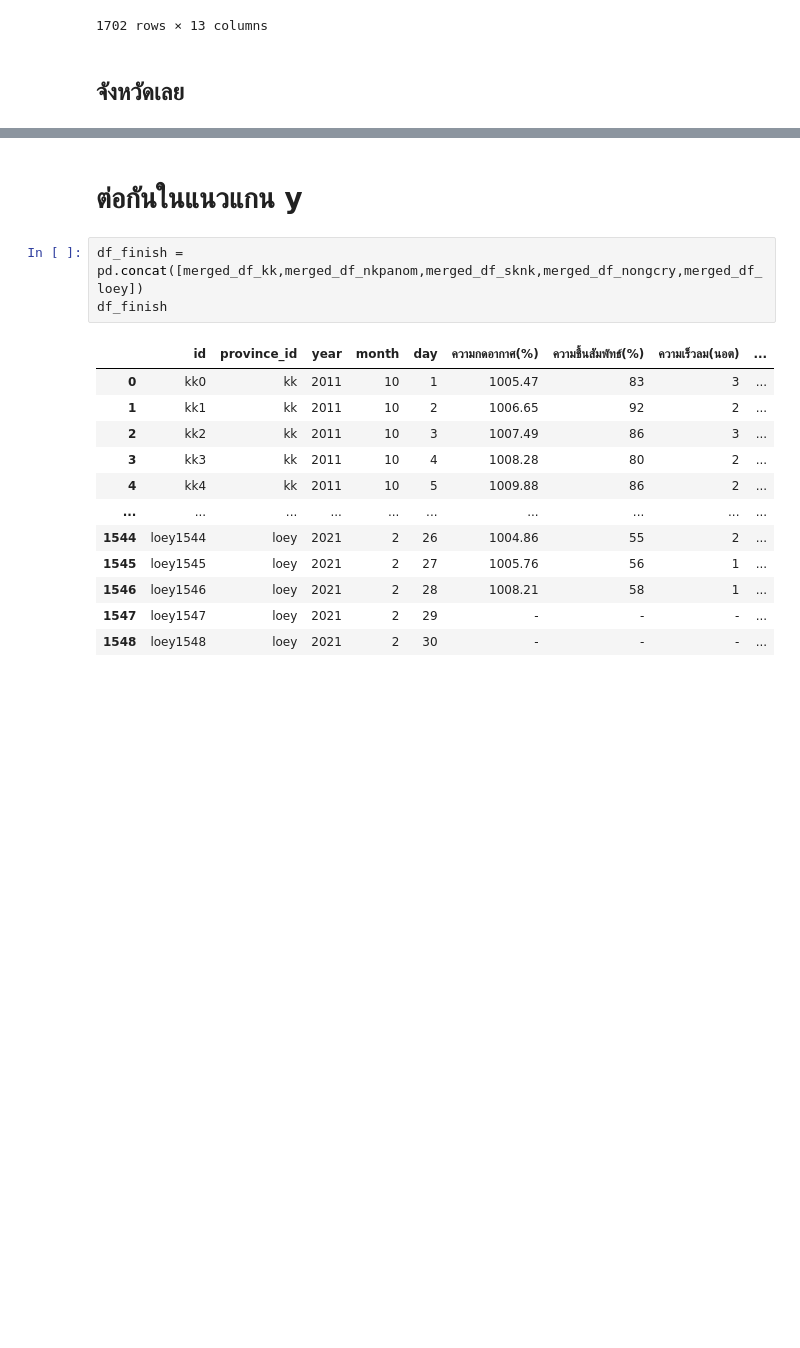
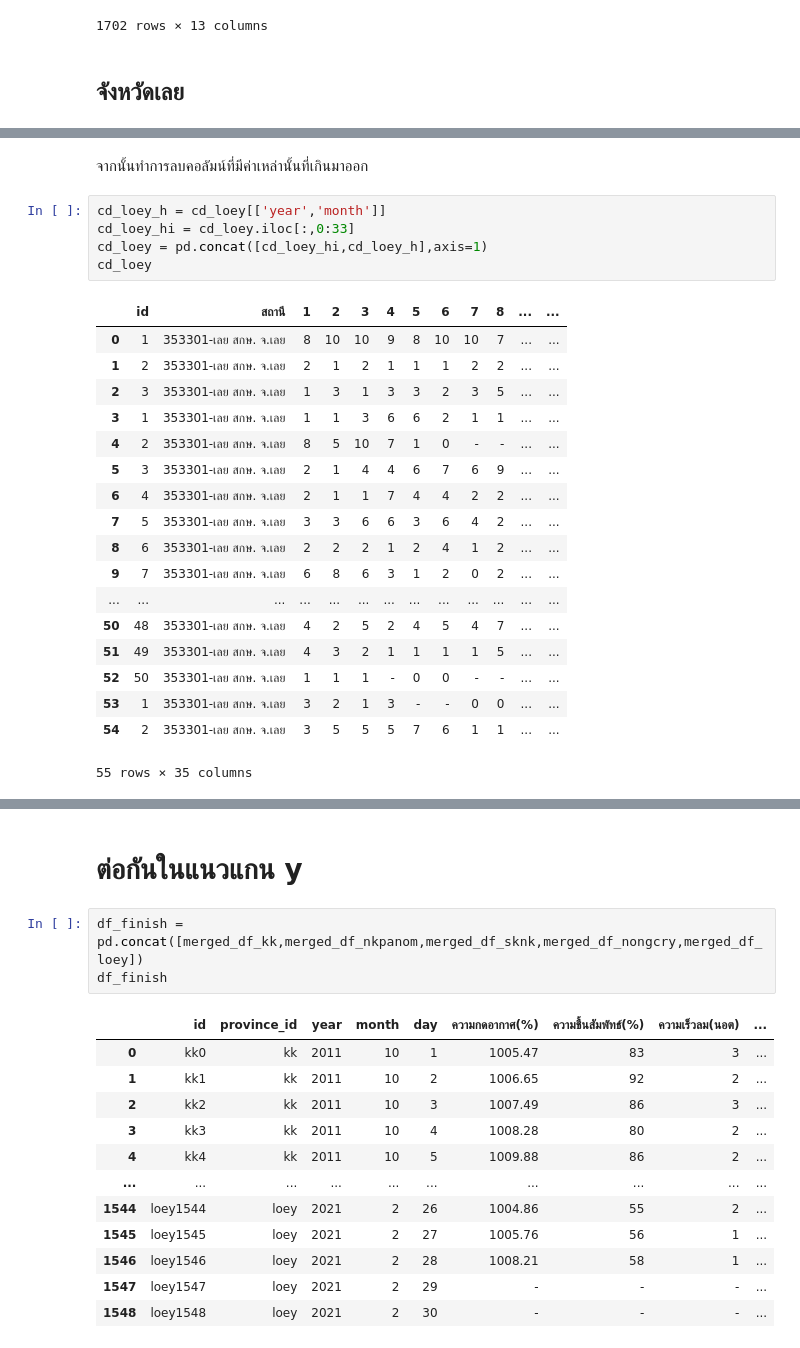
Before and after one commit to Tonry12/data_science_bootcamp_8_tonnaw, a Jupyter notebook: lo.ipynb, the cells around one changed output, grey strips where cells are left out. Cells and saved outputs as stored; diff of their text form; blank space fills up the shorter version.

```diff
--- a/lo.ipynb
+++ b/lo.ipynb
@@ -1257,0 +1191,26 @@ See the caveats in the documentation: https://pandas.pydata.org/pandas-docs/stab
+# %% [markdown]
+จากนั้นทำการลบคอลัมน์ที่มีค่าเหล่านั้นที่เกินมาออก
+# %%
+cd_loey_h = cd_loey[['year','month']]
+cd_loey_hi = cd_loey.iloc[:,0:33]
+cd_loey = pd.concat([cd_loey_hi,cd_loey_h],axis=1)
+cd_loey
+# %% [output]
+|  | id | สถานี | 1 | 2 | 3 | 4 | 5 | 6 | 7 | 8 | ... | ... |
+| 0 | 1 | 353301-เลย สกษ. จ.เลย | 8 | 10 | 10 | 9 | 8 | 10 | 10 | 7 | ... | ... |
+| 1 | 2 | 353301-เลย สกษ. จ.เลย | 2 | 1 | 2 | 1 | 1 | 1 | 2 | 2 | ... | ... |
+| 2 | 3 | 353301-เลย สกษ. จ.เลย | 1 | 3 | 1 | 3 | 3 | 2 | 3 | 5 | ... | ... |
+| 3 | 1 | 353301-เลย สกษ. จ.เลย | 1 | 1 | 3 | 6 | 6 | 2 | 1 | 1 | ... | ... |
+| 4 | 2 | 353301-เลย สกษ. จ.เลย | 8 | 5 | 10 | 7 | 1 | 0 | - | - | ... | ... |
+| 5 | 3 | 353301-เลย สกษ. จ.เลย | 2 | 1 | 4 | 4 | 6 | 7 | 6 | 9 | ... | ... |
+| 6 | 4 | 353301-เลย สกษ. จ.เลย | 2 | 1 | 1 | 7 | 4 | 4 | 2 | 2 | ... | ... |
+| 7 | 5 | 353301-เลย สกษ. จ.เลย | 3 | 3 | 6 | 6 | 3 | 6 | 4 | 2 | ... | ... |
+| 8 | 6 | 353301-เลย สกษ. จ.เลย | 2 | 2 | 2 | 1 | 2 | 4 | 1 | 2 | ... | ... |
+| 9 | 7 | 353301-เลย สกษ. จ.เลย | 6 | 8 | 6 | 3 | 1 | 2 | 0 | 2 | ... | ... |
+| ... | ... | ... | ... | ... | ... | ... | ... | ... | ... | ... | ... | ... |
+| 50 | 48 | 353301-เลย สกษ. จ.เลย | 4 | 2 | 5 | 2 | 4 | 5 | 4 | 7 | ... | ... |
+| 51 | 49 | 353301-เลย สกษ. จ.เลย | 4 | 3 | 2 | 1 | 1 | 1 | 1 | 5 | ... | ... |
+| 52 | 50 | 353301-เลย สกษ. จ.เลย | 1 | 1 | 1 | - | 0 | 0 | - | - | ... | ... |
+| 53 | 1 | 353301-เลย สกษ. จ.เลย | 3 | 2 | 1 | 3 | - | - | 0 | 0 | ... | ... |
+| 54 | 2 | 353301-เลย สกษ. จ.เลย | 3 | 5 | 5 | 5 | 7 | 6 | 1 | 1 | ... | ... |
+55 rows × 35 columns
```
Also changed, not shown: parts of 9 cells of this notebook.
